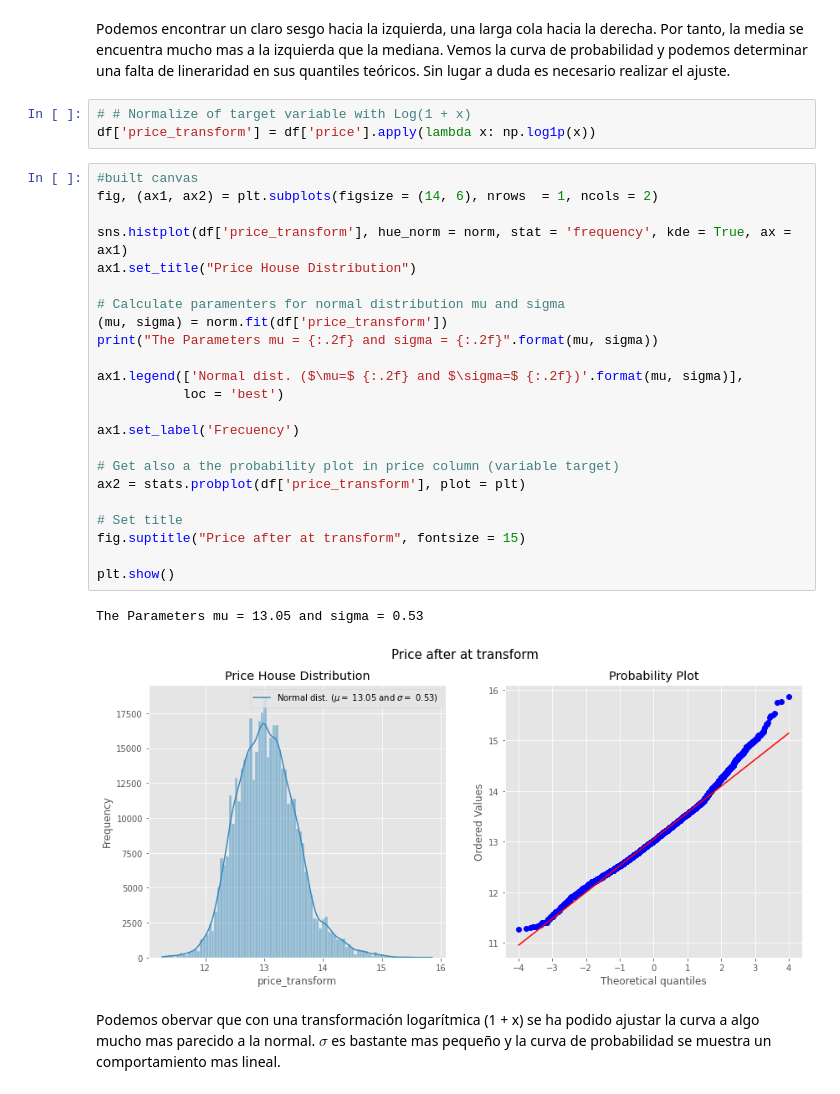
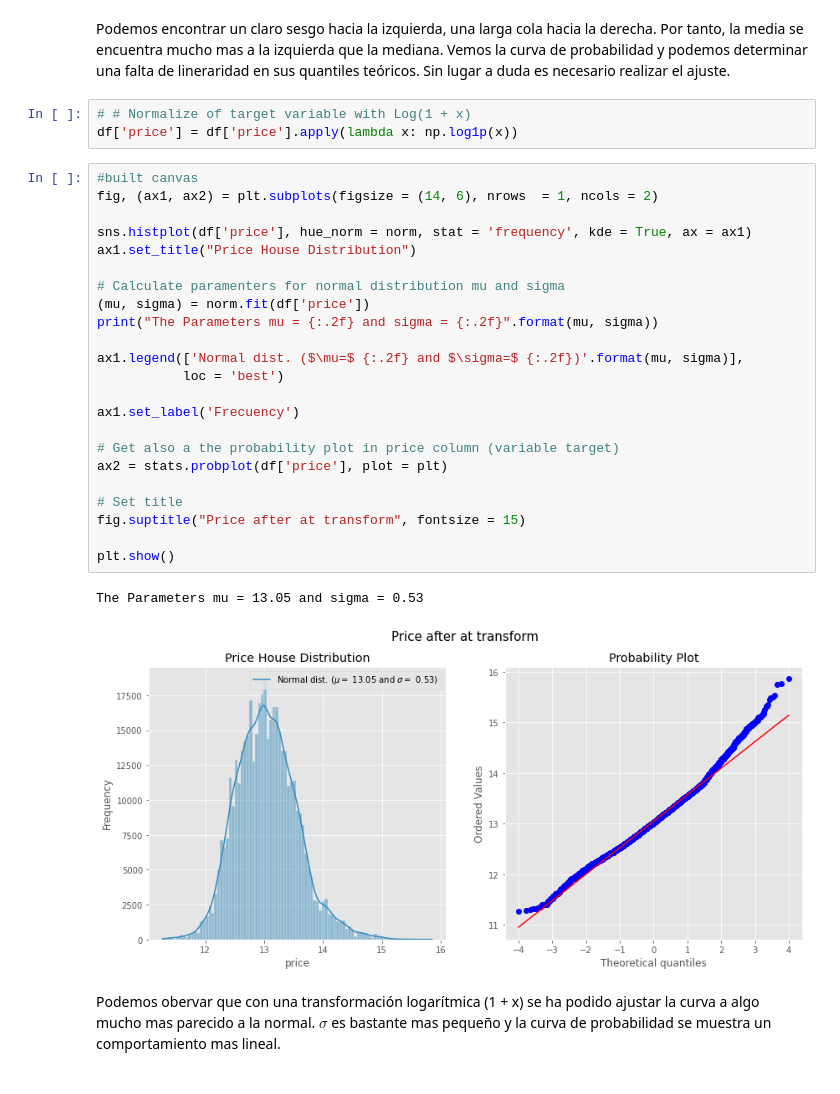
Before and after one commit to Chrissroman/house_price_washington, a Jupyter notebook: analysis/data_analysis.ipynb, the cells around one changed output. Saved outputs shown, nothing was run; the diff lists cells and outputs as text.

```diff
--- a/analysis/data_analysis.ipynb
+++ b/analysis/data_analysis.ipynb
@@ -572,33 +574,33 @@ The Parameters mu = 540216.02 and sigma = 367177.34
 Podemos encontrar un claro sesgo hacia la izquierda, una larga cola hacia la derecha. Por tanto, la media se encuentra mucho mas a la izquierda que la mediana. Vemos la curva de probabilidad y podemos determinar una falta de lineraridad en sus quantiles teóricos. Sin lugar a duda es necesario realizar el ajuste.
 # %%
 # # Normalize of target variable with Log(1 + x)
-df['price_transform'] = df['price'].apply(lambda x: np.log1p(x))
+df['price'] = df['price'].apply(lambda x: np.log1p(x))
 # %%
 #built canvas
 fig, (ax1, ax2) = plt.subplots(figsize = (14, 6), nrows  = 1, ncols = 2)
 
-sns.histplot(df['price_transform'], hue_norm = norm, stat = 'frequency', kde = True, ax = ax1)
+sns.histplot(df['price'], hue_norm = norm, stat = 'frequency', kde = True, ax = ax1)
 ax1.set_title("Price House Distribution")
 
 # Calculate paramenters for normal distribution mu and sigma
-(mu, sigma) = norm.fit(df['price_transform'])
+(mu, sigma) = norm.fit(df['price'])
 print("The Parameters mu = {:.2f} and sigma = {:.2f}".format(mu, sigma))
 
 ax1.legend(['Normal dist. ($\mu=$ {:.2f} and $\sigma=$ {:.2f})'.format(mu, sigma)],
            loc = 'best')
 
 ax1.set_label('Frecuency')
 
 # Get also a the probability plot in price column (variable target)
-ax2 = stats.probplot(df['price_transform'], plot = plt)
+ax2 = stats.probplot(df['price'], plot = plt)
 
 # Set title
 fig.suptitle("Price after at transform", fontsize = 15)
 
 plt.show()
 # %% [output]
 The Parameters mu = 13.05 and sigma = 0.53
-[figure, old version]
+[figure, new version]
 # %% [markdown]
 Podemos obervar que con una transformación logarítmica (1 + x) se ha podido ajustar la curva a algo mucho mas parecido a la normal. $\sigma$ es bastante mas pequeño y la curva de probabilidad se muestra un comportamiento mas lineal.
 # %% [markdown]
```
Also changed, not shown: parts of 35 cells of this notebook, 1 other file.
